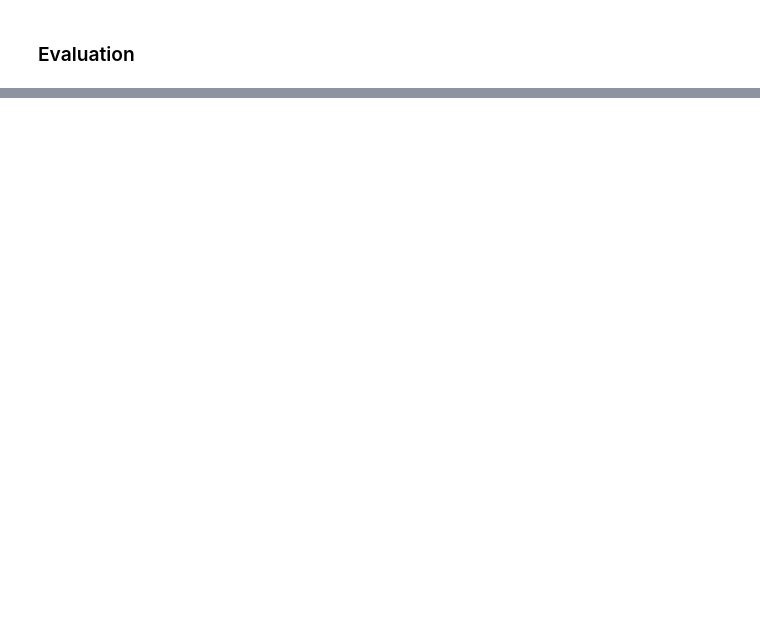
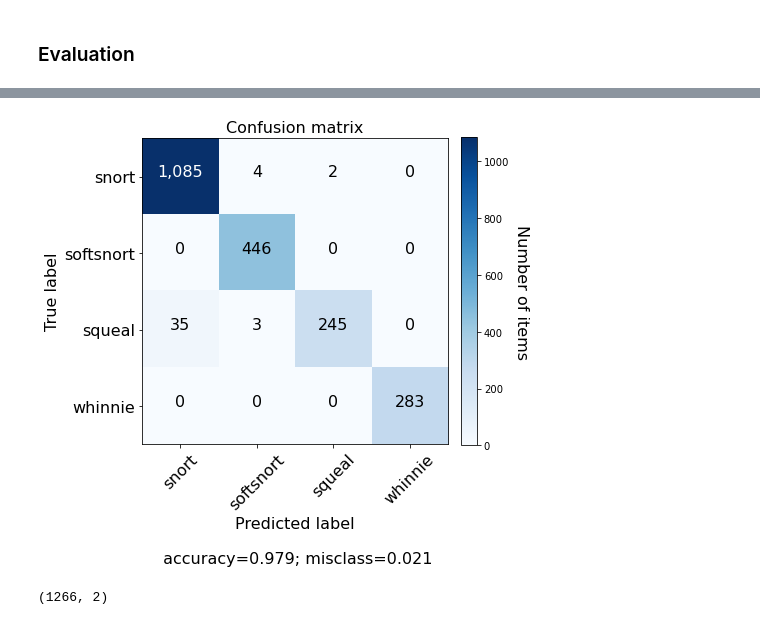
Before and after one commit to AleksandraPanfilova/Zebra_Project, a Jupyter notebook: CNN Optuna Mels.ipynb, the cells around one changed output, grey strips where cells are left out. Drawn from its saved outputs; the diff is of its cells as text; code cells hidden in the pictures; blank space fills up the shorter version.

Commit message:
WITH BAD LABELS

```diff
--- a/CNN Optuna Mels.ipynb
+++ b/CNN Optuna Mels.ipynb
@@ -260,7 +399,13 @@ print(TEST_y.shape)
 # %%
-labels_list = np.unique(TEST_y)
+labels_list = np.unique(y)
 onehot_v = pd.get_dummies(TEST_y)
 onehot_y = onehot_v.to_numpy()
 truths = np.argmax(onehot_y, axis=1)
 cm = confusion_matrix(truths, predictions, labels=range(num_classes))
 plot_confusion_matrix(cm,labels_list,normalize=False,savefig = 'CM_CNN_OPT')
+# %% [output]
+[figure, added]
+# %%
+onehot_y.shape
+# %% [output]
+(1266, 2)
```
Also changed, not shown: parts of 20 cells of this notebook, 3 other files.
